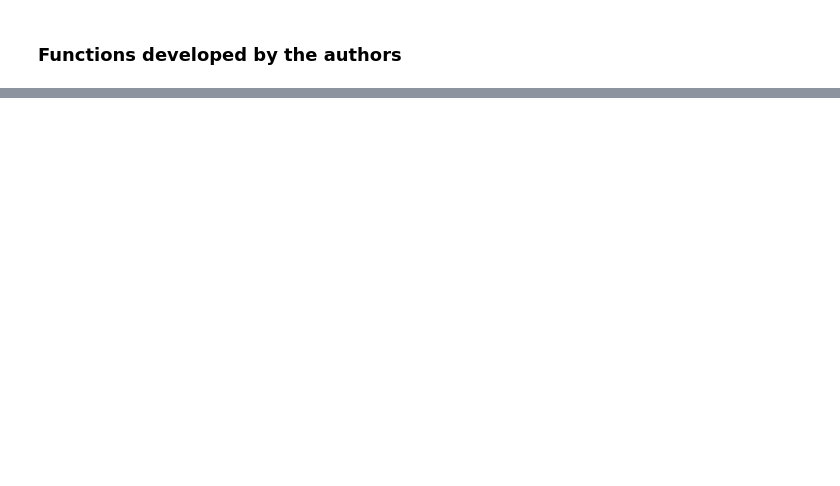
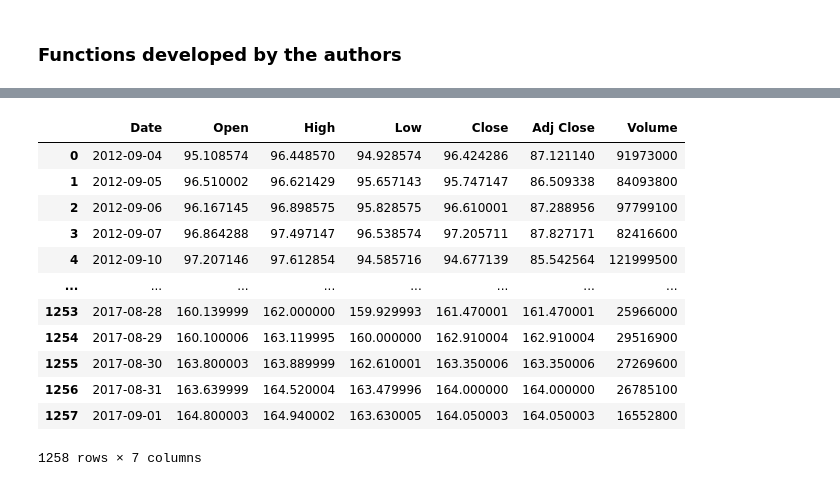
Before and after one commit to alejomonbar/Quantum-Counselor-for-Portfolio-Investment, a Jupyter notebook: Portfolio-Optimization.ipynb, the cells around one changed output, grey strips where cells are left out. Drawn from its saved outputs; the diff is of its cells as text; code cells hidden in the pictures; blank space fills up the shorter version.

```diff
--- a/Portfolio-Optimization.ipynb
+++ b/Portfolio-Optimization.ipynb
@@ -199,0 +125,16 @@ pd.DataFrame({"Method":["QAOA","QAOA", "VQE", "VQE", "CPLEX"],
+# %%
+pd.read_csv(f"./Data/Stocks/AAPL.csv")
+# %% [output]
+|  | Date | Open | High | Low | Close | Adj Close | Volume |
+| 0 | 2012-09-04 | 95.108574 | 96.448570 | 94.928574 | 96.424286 | 87.121140 | 91973000 |
+| 1 | 2012-09-05 | 96.510002 | 96.621429 | 95.657143 | 95.747147 | 86.509338 | 84093800 |
+| 2 | 2012-09-06 | 96.167145 | 96.898575 | 95.828575 | 96.610001 | 87.288956 | 97799100 |
+| 3 | 2012-09-07 | 96.864288 | 97.497147 | 96.538574 | 97.205711 | 87.827171 | 82416600 |
+| 4 | 2012-09-10 | 97.207146 | 97.612854 | 94.585716 | 94.677139 | 85.542564 | 121999500 |
+| ... | ... | ... | ... | ... | ... | ... | ... |
+| 1253 | 2017-08-28 | 160.139999 | 162.000000 | 159.929993 | 161.470001 | 161.470001 | 25966000 |
+| 1254 | 2017-08-29 | 160.100006 | 163.119995 | 160.000000 | 162.910004 | 162.910004 | 29516900 |
+| 1255 | 2017-08-30 | 163.800003 | 163.889999 | 162.610001 | 163.350006 | 163.350006 | 27269600 |
+| 1256 | 2017-08-31 | 163.639999 | 164.520004 | 163.479996 | 164.000000 | 164.000000 | 26785100 |
+| 1257 | 2017-09-01 | 164.800003 | 164.940002 | 163.630005 | 164.050003 | 164.050003 | 16552800 |
+1258 rows × 7 columns
```
Also changed, not shown: parts of 97 cells of this notebook, 14 other files.
